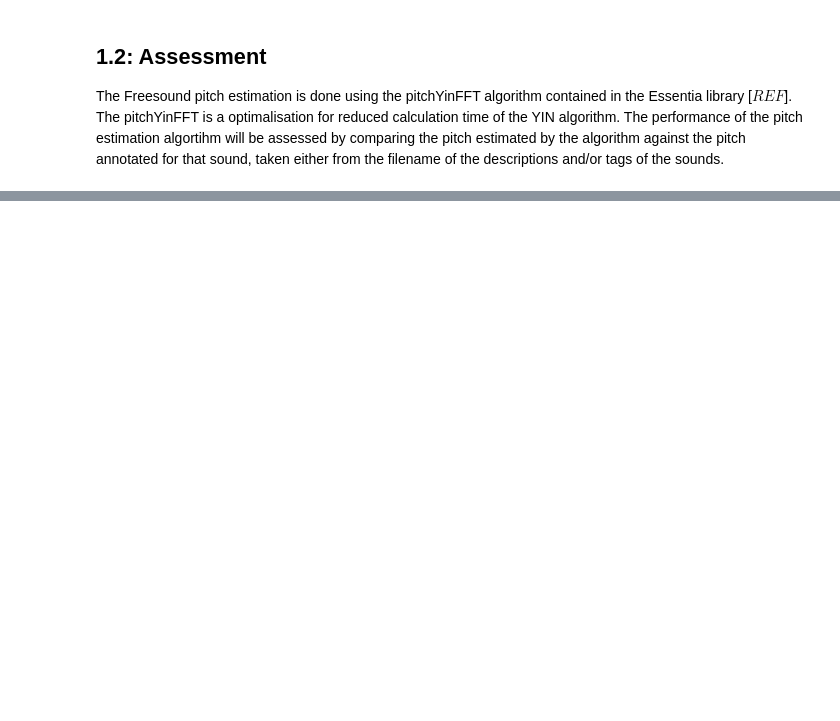
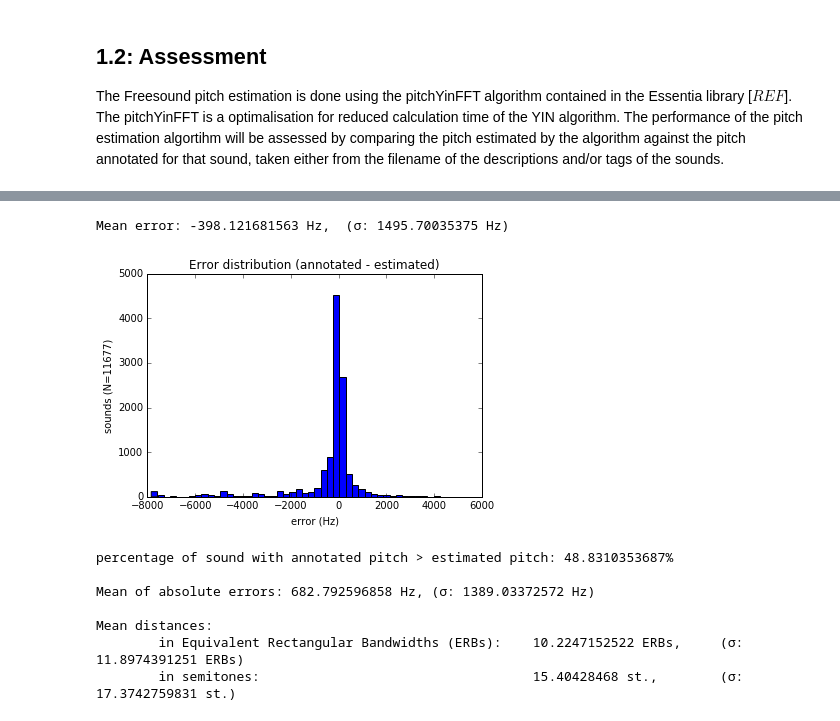
Before and after one commit to akkeh/internship, a Jupyter notebook: pitchEst/notebook/pitchEstimation.ipynb, the cells around one changed output, grey strips where cells are left out. Drawn from its saved outputs; the diff is of its cells as text; code cells hidden in the pictures; blank space fills up the shorter version.

```diff
--- a/pitchEst/notebook/pitchEstimation.ipynb
+++ b/pitchEst/notebook/pitchEstimation.ipynb
@@ -88,0 +168,26 @@ NameError: name 'carlosESS' is not defined
+# %%
+print "Mean error: " + str(np.mean(ESS_err)) + " Hz,\t(σ: " + str(np.std(ESS_err)) + " Hz)"
+plt.hist(ESS_err, bins=50);
+plt.title("Error distribution (annotated - estimated)")
+plt.xlabel("error (Hz)")
+plt.ylabel("sounds (N=11677)")
+plt.show()
+N = len(ESS_err)
+print "percentage of sound with annotated pitch > estimated pitch: " + str(len(np.where(ESS_err > 0)[0]) / float(N) * 100) + "%\n"
+print "Mean of absolute errors: " + str(np.mean(abs(ESS_err))) + " Hz, (σ: " + str(np.std(abs(ESS_err))) + " Hz)\n"
+
+print "Mean distances:"
+ESS_ERB = pa.ERBdist(ESS_pTag, ESS_pEst);
+print "\tin Equivalent Rectangular Bandwidths (ERBs):\t" + str(np.mean(abs(ESS_ERB))) + " ERBs,\t(σ: " + str(np.std(abs(ESS_ERB))) + " ERBs)"
+ESS_st = pa.semitoneDist(ESS_pTag, ESS_pEst);
+print "\tin semitones:\t\t\t\t\t" + str(np.mean(abs(ESS_st))) + " st.,\t(σ: " + str(np.std(abs(ESS_st))) + " st.)"
+# %% [output]
+Mean error: -398.121681563 Hz,  (σ: 1495.70035375 Hz)
+[figure, added]
+percentage of sound with annotated pitch > estimated pitch: 48.8310353687%
+
+Mean of absolute errors: 682.792596858 Hz, (σ: 1389.03372572 Hz)
+
+Mean distances:
+        in Equivalent Rectangular Bandwidths (ERBs):    10.2247152522 ERBs,     (σ: 11.8974391251 ERBs)
+        in semitones:                                   15.40428468 st.,        (σ: 17.3742759831 st.)
```
Also changed, not shown: parts of 26 cells of this notebook, 8 other files.
